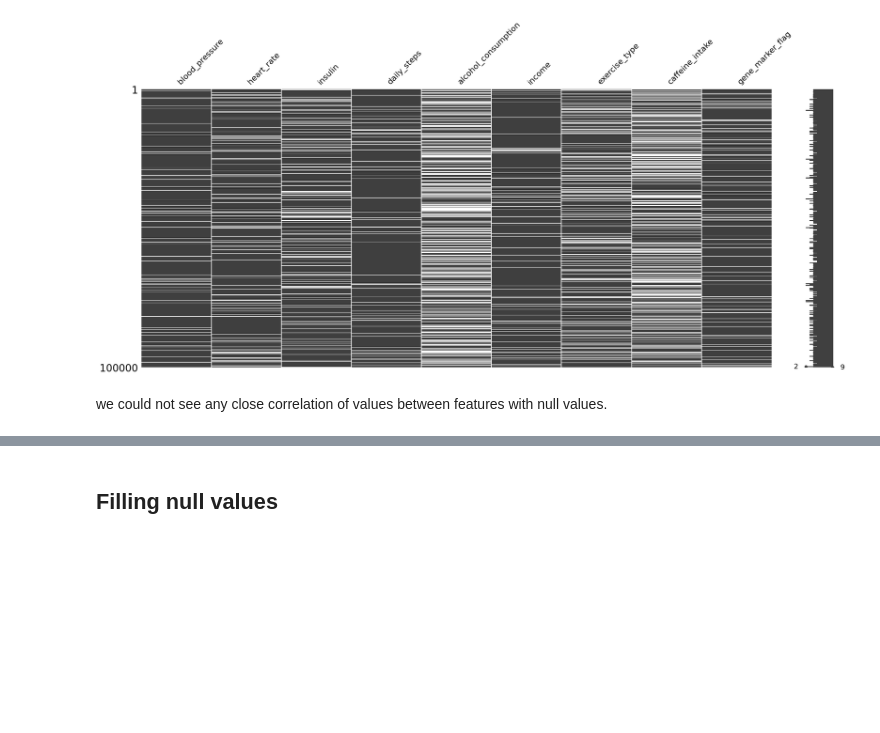
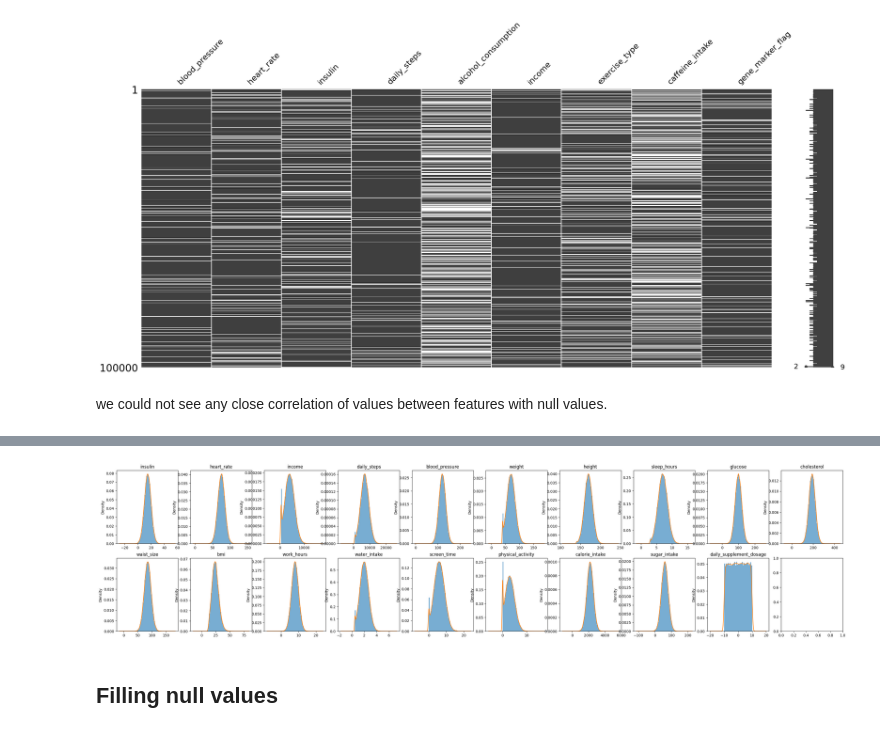
Before and after one commit to OmerTurk1/General-Health-Data-Analysis-and-Management, a Jupyter notebook: health_lifestyle_classification.ipynb, the cells around one changed output, grey strips where cells are left out. Drawn from its saved outputs; the diff is of its cells as text; code cells hidden in the pictures; blank space fills up the shorter version.

Commit message:
Histograms and density graphs for continuous variables are added

```diff
--- a/health_lifestyle_classification.ipynb
+++ b/health_lifestyle_classification.ipynb
@@ -309,0 +316,3 @@ we could not see any close correlation of values between features with null valu
+# %%
+for i in data_info_df[data_info_df['Variable Structure'].str.contains("Continuous")]["Variable"]:
+  print(i)
@@ -310,3 +337,16 @@ we could not see any close correlation of values between features with null valu
+# %%
+# for continuous columns
+health_df_continuous_columns = data_info_df[data_info_df['Variable Structure'].str.contains("Continuous")]["Variable"]
+health_df_continuous_columns = [i for i in health_df_continuous_columns if i in health_df.columns]
+fig, axs = plt.subplots(2, 10, figsize=(36, 8))
+axs = axs.flatten()
+
+for ax, col in zip(axs, health_df_continuous_columns):
+    health_df[col].plot(kind="hist", density=True, bins=30, alpha=0.6, ax=ax)
+    health_df[col].plot(kind="density", ax=ax)
+    ax.set_title(col)
+# %% [output]
+[figure, added]
 # %% [markdown]
 ## Filling null values
 # %%
```
Also changed, not shown: parts of 7 cells of this notebook.
